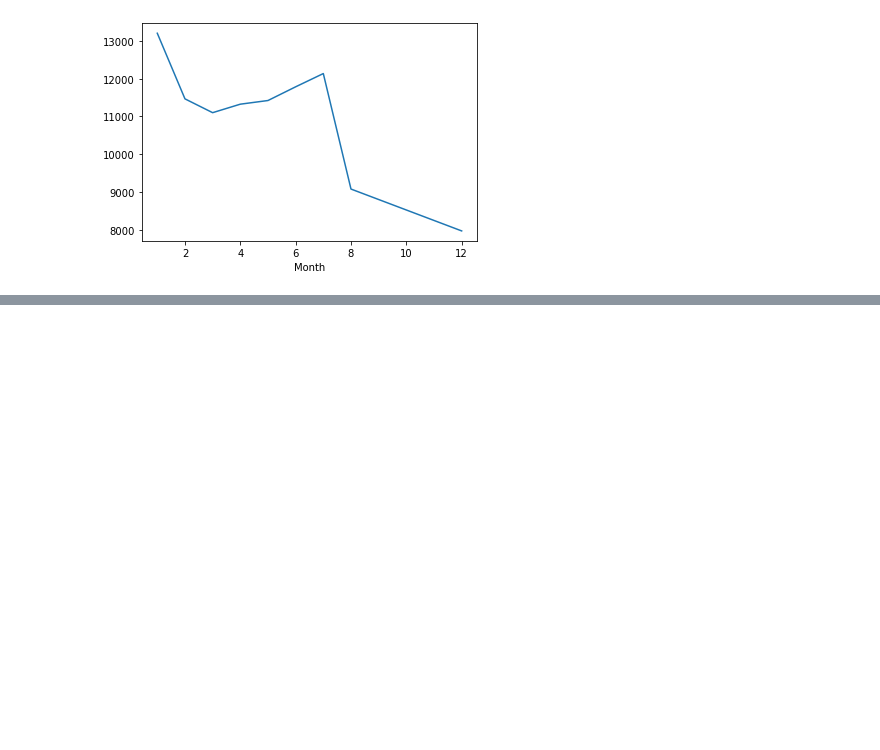
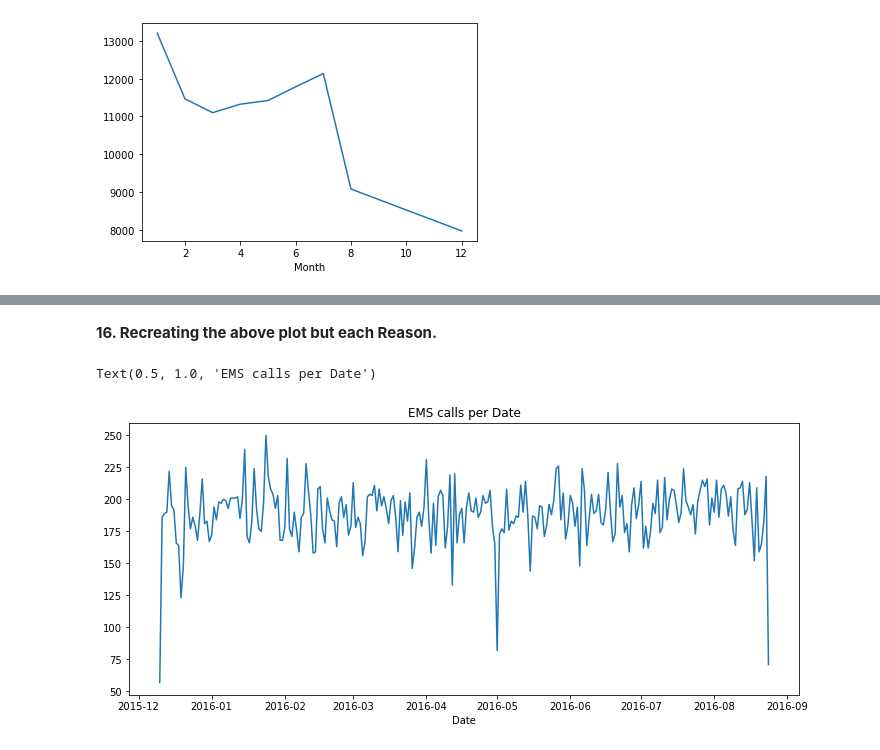
Before and after one commit to aamirmohiuddin38/Python---Data-Analysis, a Jupyter notebook: EDA Projects/Emergency_911_Calls.ipynb, the cells around one changed output, grey strips where cells are left out. Cells and saved outputs as stored; diff of their text form; code cells hidden in the pictures; blank space fills up the shorter version.

```diff
--- a/EDA Projects/Emergency_911_Calls.ipynb
+++ b/EDA Projects/Emergency_911_Calls.ipynb
@@ -264,0 +287,10 @@ byMonth['lat'].plot()
+# %% [markdown]
+**16. Recreating the above plot but each Reason.**
+# %%
+# For EMS
+plt.figure(figsize=(12,5))
+fig = df[df['Reasons'] == 'EMS'].groupby('Date').count()['lat'].plot()
+fig.set_title('EMS calls per Date')
+# %% [output]
+Text(0.5, 1.0, 'EMS calls per Date')
+[figure, added]
```
Also changed, not shown: parts of 7 cells of this notebook.
